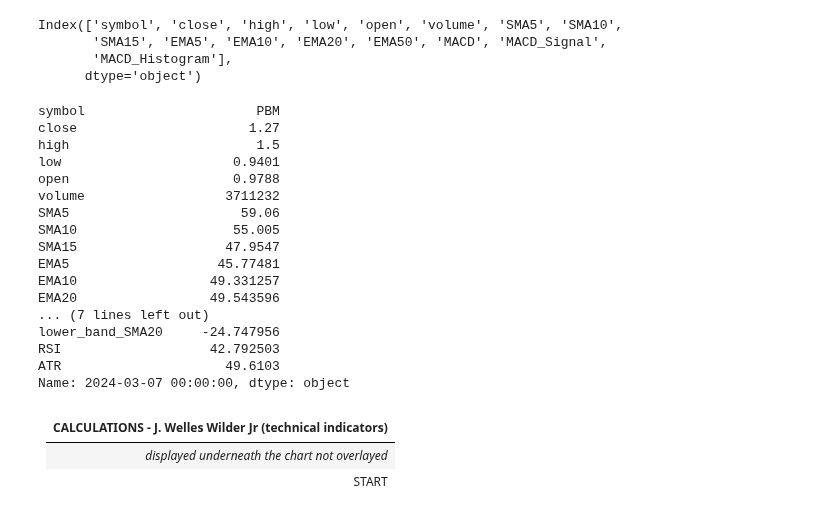
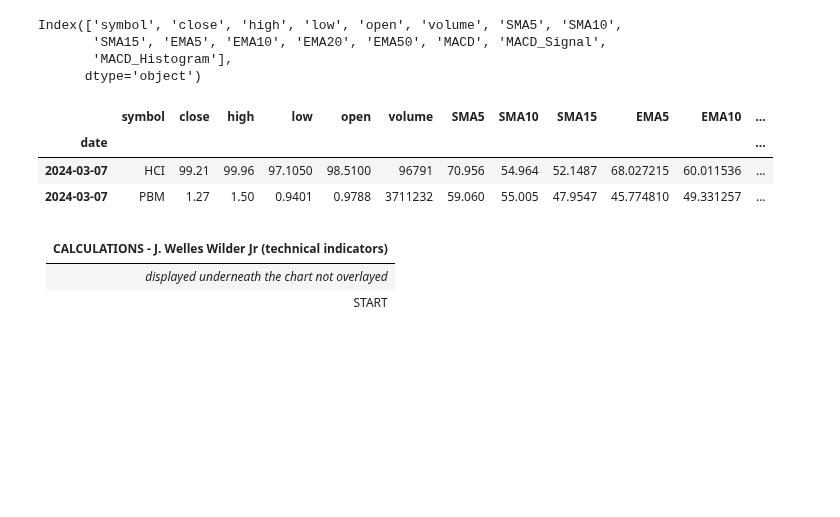
Before and after one commit to sudz4/dark-trader, a Jupyter notebook: gus_DATA.ipynb, the cells around one changed output. Saved outputs shown, nothing was run; the diff lists cells and outputs as text; code cells hidden in the pictures; blank space fills up the shorter version.

```diff
--- a/gus_DATA.ipynb
+++ b/gus_DATA.ipynb
@@ -693,47 +693,41 @@ Index(['symbol', 'close', 'high', 'low', 'open', 'volume', 'SMA5', 'SMA10',
 # %%
 """BOLLINGER BANDS (BB)"""
 # BB 1 of 2 -> standard bollinger bands (20D CLOSE $)
 period = 20 # SMA periods
 std_dev_multiplier = 2 # standard deviation multiplier
 
 # line 1: middle band -> simple moving average (SMA)
 chart_historical_df[f'middle_band_SMA{period}'] = chart_historical_df['close'].rolling(window=period).mean()
 
 # not a line: standard deviation -> used to calculate the upper and lower bands
 chart_historical_df[f'std_dev_SMA{period}'] = chart_historical_df['close'].rolling(window=period).std()
 
 # lines 2 & 3: upper and lower bands
 chart_historical_df[f'upper_band_SMA{period}'] = chart_historical_df[f'middle_band_SMA{period}'] + (chart_historical_df[f'std_dev_SMA{period}'] * std_dev_multiplier)
 chart_historical_df[f'lower_band_SMA{period}'] = chart_historical_df[f'middle_band_SMA{period}'] - (chart_historical_df[f'std_dev_SMA{period}'] * std_dev_multiplier)
 
 
 # BB 2 of 2 -> typical price bollinger bands (20D TYPICAL $)
+chart_historical_df['typical_price'] = (chart_historical_df['high'] + chart_historical_df['low'] + chart_historical_df['close']) / 3
 
+# Calculate the SMA of the Typical Price and name it 'middle_band_typical_SMA20'
+chart_historical_df[f'middle_band_typical_SMA{period}'] = chart_historical_df['typical_price'].rolling(window=period).mean()
+
+# Calculate the standard deviation of the Typical Price
+chart_historical_df[f'std_dev_typical_SMA{period}'] = chart_historical_df['typical_price'].rolling(window=period).std()
+
+# Calculate the upper and lower bands for the Typical Price and name them accordingly
+chart_historical_df[f'upper_band_typical_SMA{period}'] = chart_historical_df[f'middle_band_typical_SMA{period}'] + (chart_historical_df[f'std_dev_typical_SMA{period}'] * std_dev_multiplier)
+chart_historical_df[f'lower_band_typical_SMA{period}'] = chart_historical_df[f'middle_band_typical_SMA{period}'] - (chart_historical_df[f'std_dev_typical_SMA{period}'] * std_dev_multiplier)
 
 # view df with new (2) BBs (6 new columns)
-chart_historical_df.tail(10)
+# chart_historical_df.iloc[-1] # last row slice to check the new columns
+chart_historical_df.tail(2)
+# %% [output]
+|  | symbol | close | high | low | open | volume | SMA5 | SMA10 | SMA15 | EMA5 | EMA10 | ... |
+| date |  |  |  |  |  |  |  |  |  |  |  | ... |
+| 2024-03-07 | HCI | 99.21 | 99.96 | 97.1050 | 98.5100 | 96791 | 70.956 | 54.964 | 52.1487 | 68.027215 | 60.011536 | ... |
+| 2024-03-07 | PBM | 1.27 | 1.50 | 0.9401 | 0.9788 | 3711232 | 59.060 | 55.005 | 47.9547 | 45.774810 | 49.331257 | ... |
-# %%
-# view df with BBs (2) added
-# view the last row and the first row of the dataframe using slicing and iloc
-chart_historical_df.iloc[-1]
-# %% [output]
-symbol                      PBM
-close                      1.27
-high                        1.5
-low                      0.9401
-open                     0.9788
-volume                  3711232
-SMA5                      59.06
-SMA10                    55.005
-SMA15                   47.9547
-EMA5                   45.77481
-EMA10                 49.331257
-EMA20                 49.543596
-... (7 lines left out)
-lower_band_SMA20     -24.747956
-RSI                   42.792503
-ATR                     49.6103
-Name: 2024-03-07 00:00:00, dtype: object
 # %% [markdown]
 | CALCULATIONS - J. Welles Wilder Jr (technical indicators) |
 |-|
```
Also changed, not shown: parts of 1 cell of this notebook.
